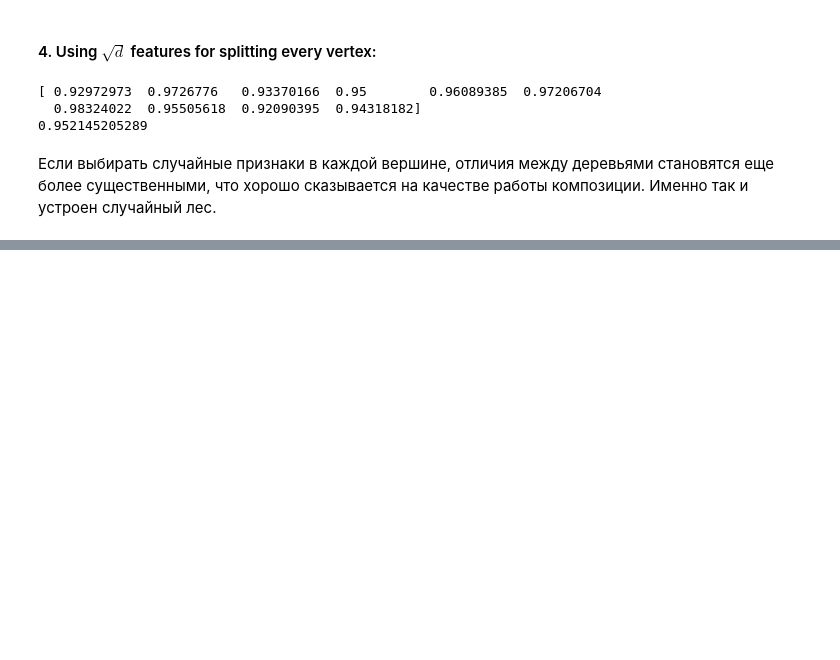
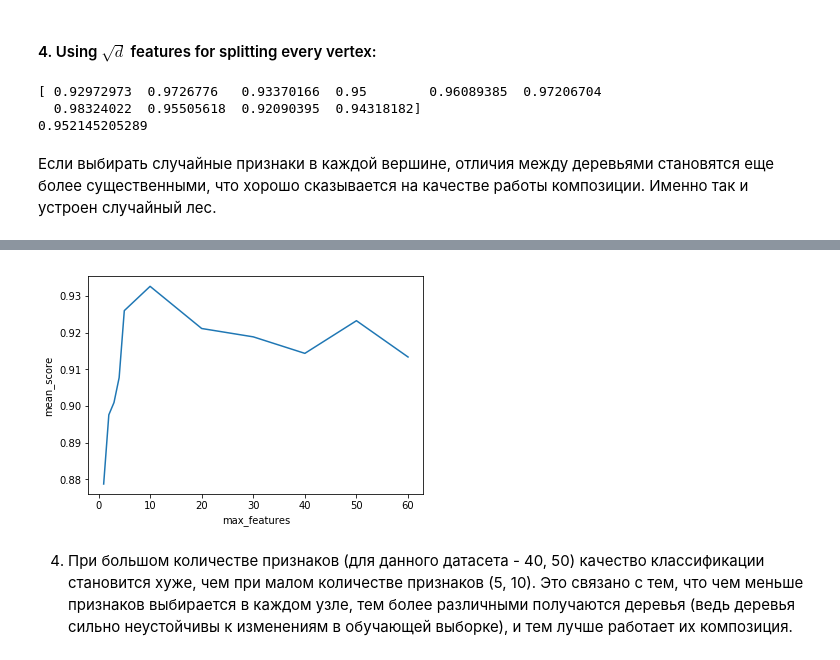
Before and after one commit to ivan-magda/machine-learning-data-analysis, a Jupyter notebook: supervised-learning/bagging-random-forest/solution.ipynb, the cells around one changed output, grey strips where cells are left out. Drawn from its saved outputs; the diff is of its cells as text; code cells hidden in the pictures; blank space fills up the shorter version.

```diff
--- a/supervised-learning/bagging-random-forest/solution.ipynb
+++ b/supervised-learning/bagging-random-forest/solution.ipynb
@@ -117,0 +162,21 @@ write_answer_4(opt_bagging_score_2.mean())
+# %%
+mean_scores = []
+
+for max_features in parameters_grid['max_features']:
+    score = model_selection.cross_val_score(
+        ensemble.RandomForestClassifier(max_features=max_features),
+        X_train,
+        y_train,
+        cv=10
+    )
+
+    mean_scores.append(score.mean())
+# %%
+plt.plot(parameters_grid['max_features'], mean_scores)
+plt.xlabel('max_features')
+plt.ylabel('mean_score')
+plt.show()
+# %% [output]
+[figure, added]
+# %% [markdown]
+4) При большом количестве признаков (для данного датасета - 40, 50) качество классификации становится хуже, чем при малом количестве признаков (5, 10). Это связано с тем, что чем меньше признаков выбирается в каждом узле, тем более различными получаются деревья (ведь деревья сильно неустойчивы к изменениям в обучающей выборке), и тем лучше работает их композиция.
```
Also changed, not shown: parts of 10 cells of this notebook, 1 other file.
